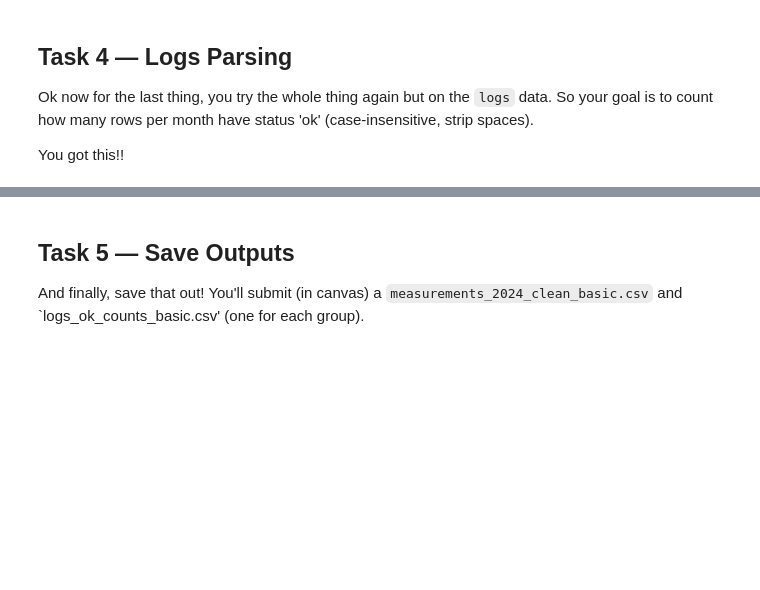
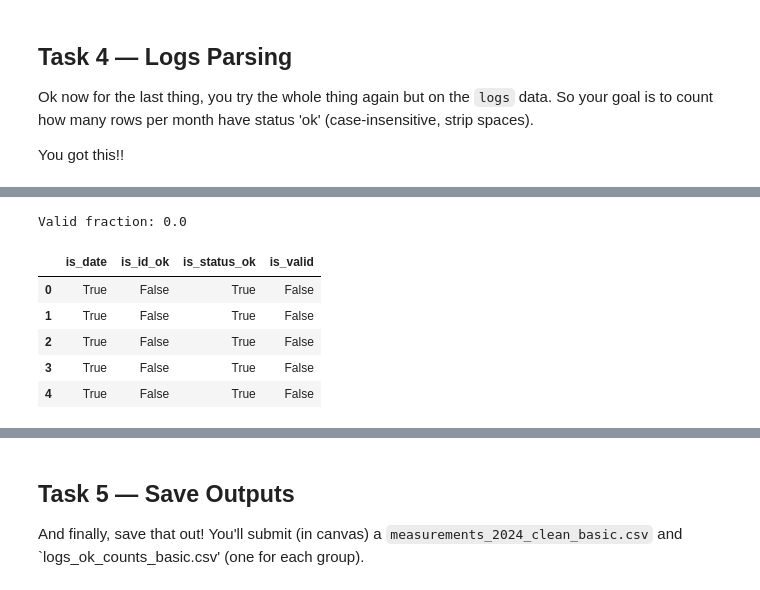
Before and after one commit to solangecdh3/assignments, a Jupyter notebook: hackathons/conditional_loop_hack.ipynb, the cells around one changed output, grey strips where cells are left out. Saved outputs shown, nothing was run; the diff lists cells and outputs as text; code cells hidden in the pictures; blank space fills up the shorter version.

```diff
--- a/hackathons/conditional_loop_hack.ipynb
+++ b/hackathons/conditional_loop_hack.ipynb
@@ -269,0 +343,53 @@ You got this!!
+# %%
+is_date = []
+is_id_ok = []
+is_status_ok = []
+
+for i in range(len(df_clean)):
+    date_val = df_clean.iloc[i].get("date", df_clean.iloc[i].get("timestamp", ""))
+    try:
+        pd.to_datetime(date_val, errors="raise")
+        is_date.append(True)
+    except Exception:
+        is_date.append(False)
+
+    has_valid_id = False
+    for id_col in ["sensor_id", "device_id", "session_id", "request_id", "log_id"]:
+        if id_col in df_clean.columns:
+            id_val = df_clean.iloc[i][id_col]
+            if not pd.isna(id_val) and len(str(id_val).strip()) > 0:
+                has_valid_id = True
+                break
+    is_id_ok.append(has_valid_id)
+
+    status_val = df_clean.iloc[i].get("status_norm", "")
+    if pd.isna(status_val):
+        is_status_ok.append(False)
+    else:
+        is_status_ok.append(status_val in {'ok', 'warn', 'error'})
+
+df_clean["is_date"] = is_date
+df_clean["is_id_ok"] = is_id_ok
+df_clean["is_status_ok"] = is_status_ok
+
+is_valid = []
+for i in range(len(df_clean)):
+    if (df_clean.iloc[i]["is_date"] and
+        df_clean.iloc[i]["is_id_ok"] and
+        df_clean.iloc[i]["is_status_ok"]):
+        is_valid.append(True)
+    else:
+        is_valid.append(False)
+
+df_clean["is_valid"] = is_valid
+
+print("Valid fraction:", round(float(sum(is_valid))/len(is_valid), 3))
+df_clean[["is_date","is_id_ok","is_status_ok","is_valid"]].head()
+# %% [output]
+Valid fraction: 0.0
+|  | is_date | is_id_ok | is_status_ok | is_valid |
+| 0 | True | False | True | False |
+| 1 | True | False | True | False |
+| 2 | True | False | True | False |
+| 3 | True | False | True | False |
+| 4 | True | False | True | False |
```
Also changed, not shown: parts of 5 cells of this notebook.
